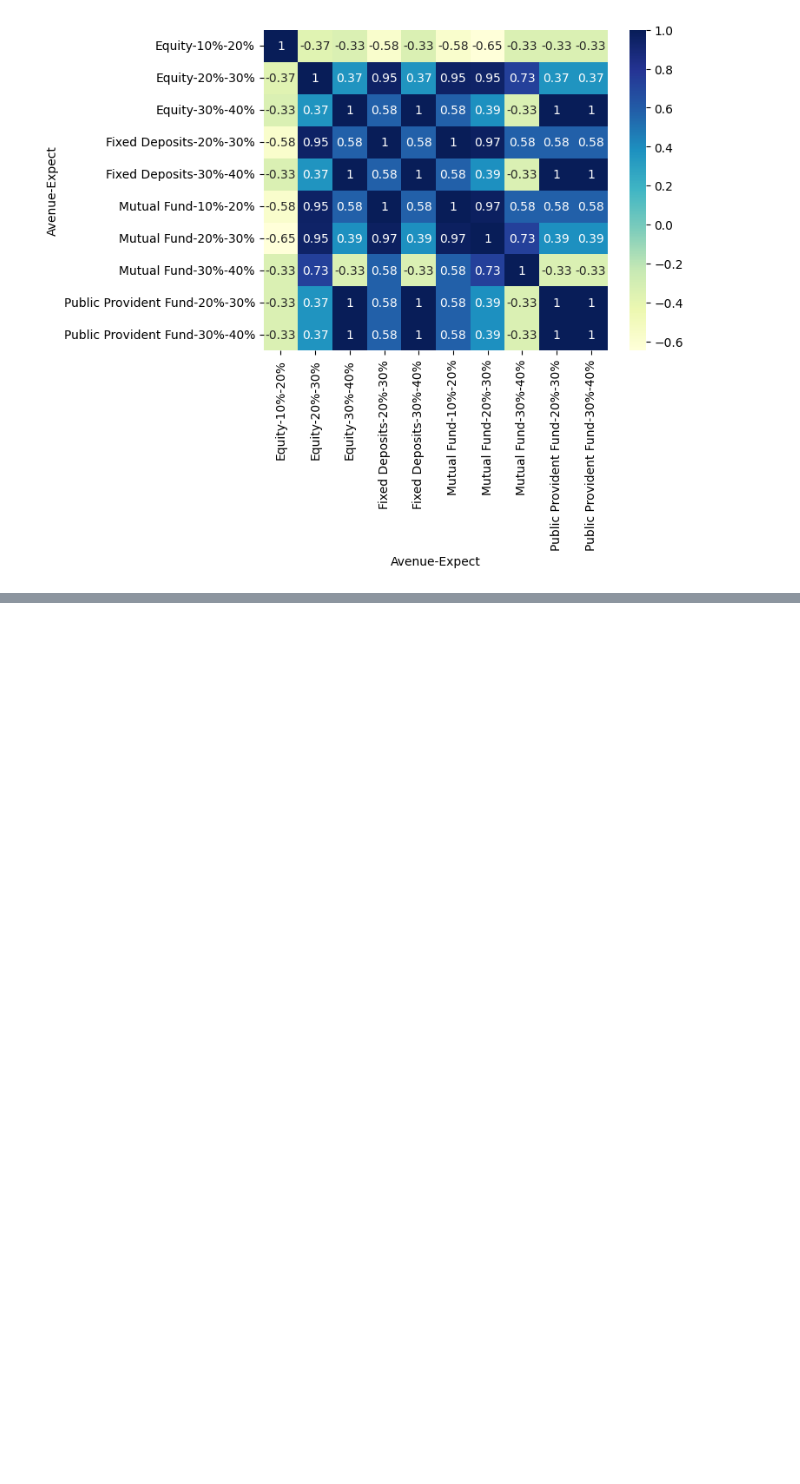
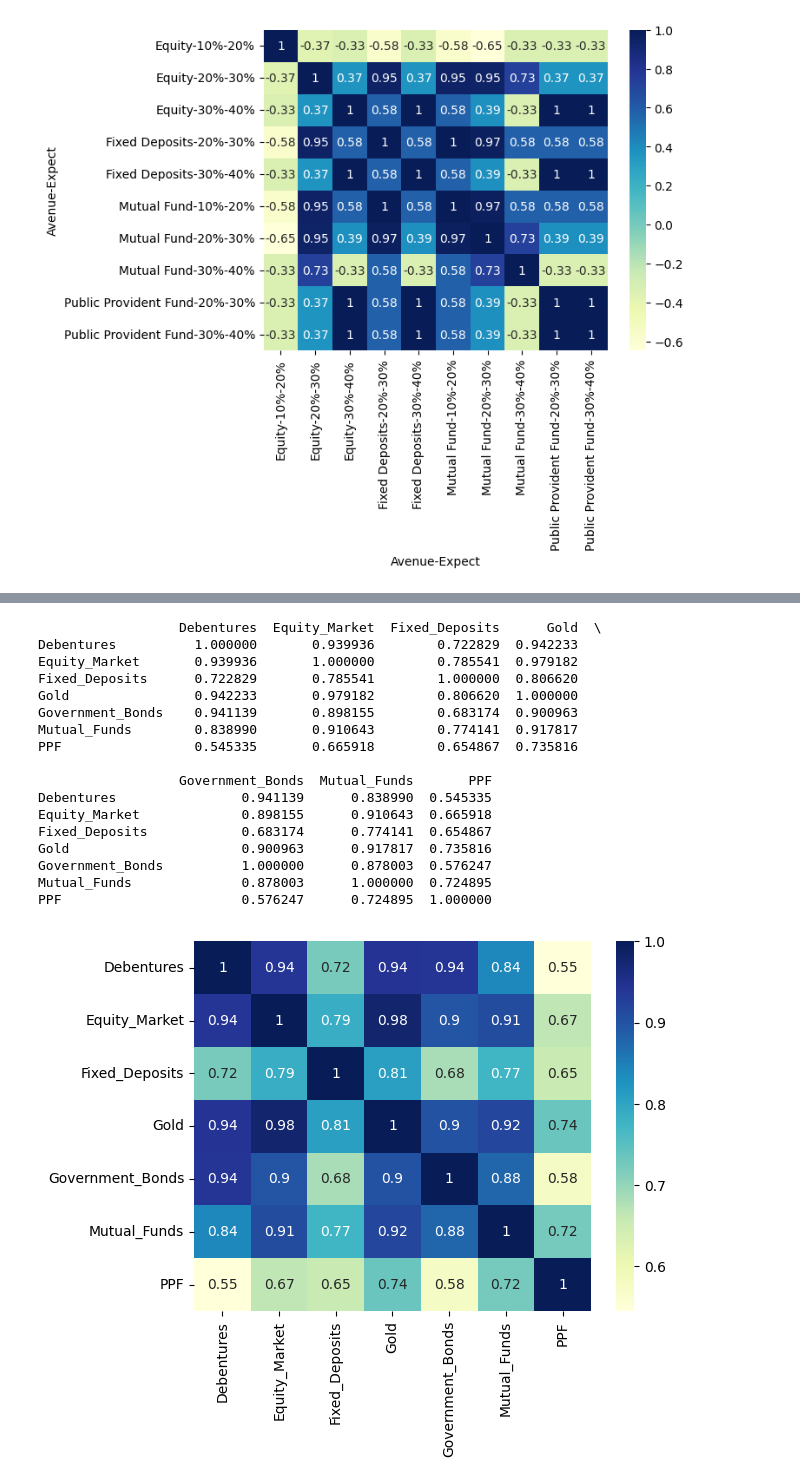
Before and after one commit to Siddharth-Latthe-07/ReBIT-Assg, a Jupyter notebook: ReBIT_EDA_Practice.ipynb, the cells around one changed output, grey strips where cells are left out. Cells and saved outputs as stored; diff of their text form; code cells hidden in the pictures; blank space fills up the shorter version.

```diff
--- a/ReBIT_EDA_Practice.ipynb
+++ b/ReBIT_EDA_Practice.ipynb
@@ -215,3 +224,8 @@ Public Provident Fund 20%-30% -0.333333  0.365148  1.000000       0.577350
 Public Provident Fund 20%-30%              1.000000  1.000000
                       30%-40%              1.000000  1.000000
 [figure]
+# %%
+#makes a another pivot table which tells how many customers based on age prefer the various investment schemes
+age_services = pd.pivot_table(data = df,index = ['age'],values = ['Investment_Avenues', 'Mutual_Funds', 'Equity_Market',
+       'Debentures', 'Government_Bonds', 'Fixed_Deposits', 'PPF', 'Gold'],aggfunc=np.sum)
+age_services
@@ -217,0 +255,28 @@ Public Provident Fund 20%-30%              1.000000  1.000000
+# %%
+import seaborn as sns
+print(age_services.corr(numeric_only=True))
+
+# Plotting correlation heatmap
+dataplot = sns.heatmap(age_services.corr(numeric_only=True), cmap="YlGnBu", annot=True)
+
+# Displaying heatmap
+plt.show()
+# %% [output]
+                  Debentures  Equity_Market  Fixed_Deposits      Gold  \
+Debentures          1.000000       0.939936        0.722829  0.942233
+Equity_Market       0.939936       1.000000        0.785541  0.979182
+Fixed_Deposits      0.722829       0.785541        1.000000  0.806620
+Gold                0.942233       0.979182        0.806620  1.000000
+Government_Bonds    0.941139       0.898155        0.683174  0.900963
+Mutual_Funds        0.838990       0.910643        0.774141  0.917817
+PPF                 0.545335       0.665918        0.654867  0.735816
+
+                  Government_Bonds  Mutual_Funds       PPF
+Debentures                0.941139      0.838990  0.545335
+Equity_Market             0.898155      0.910643  0.665918
+Fixed_Deposits            0.683174      0.774141  0.654867
+Gold                      0.900963      0.917817  0.735816
+Government_Bonds          1.000000      0.878003  0.576247
+Mutual_Funds              0.878003      1.000000  0.724895
+PPF                       0.576247      0.724895  1.000000
+[figure, added]
```
Also changed, not shown: parts of 12 cells of this notebook.
